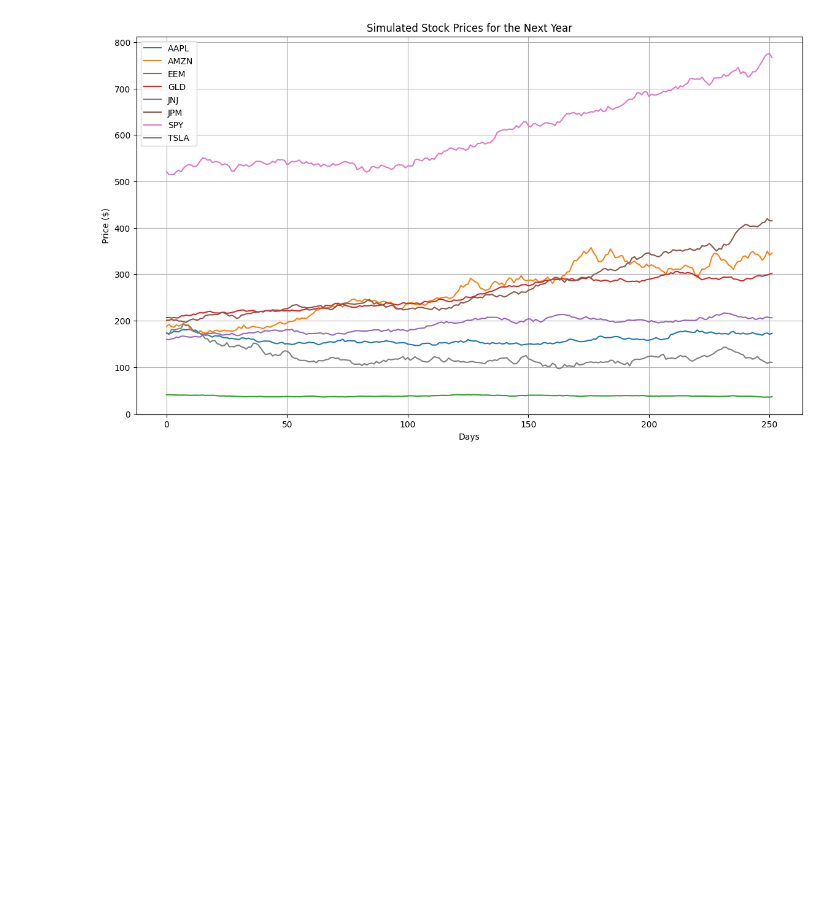
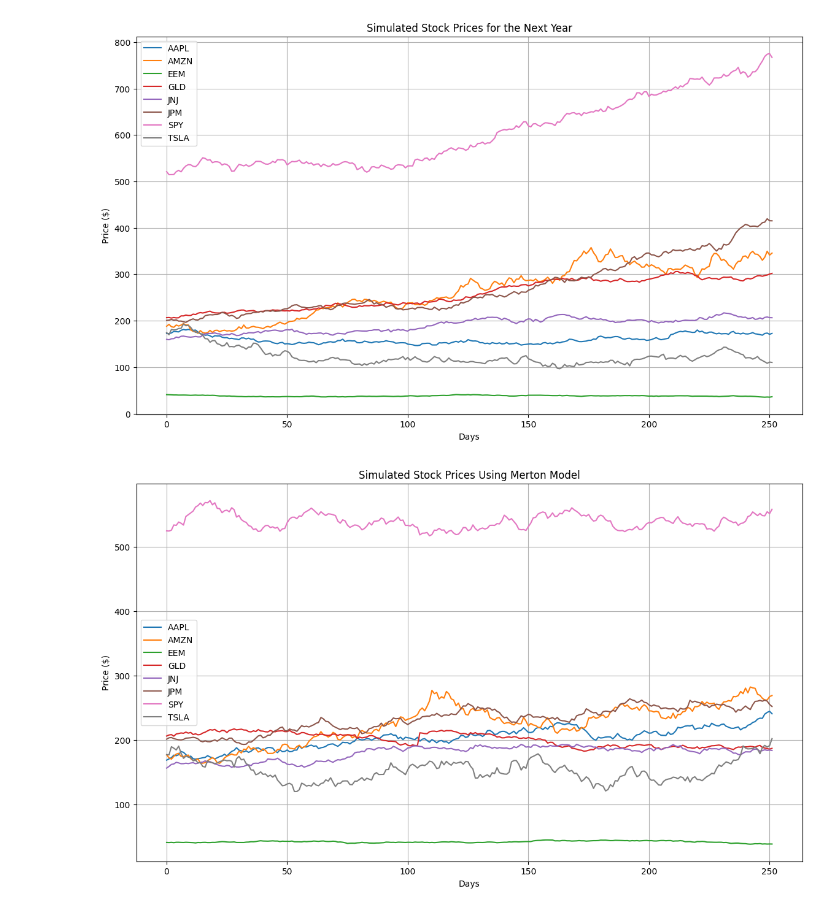
Before and after one commit to Go1vf/Portfolio-Simulation-Surgery, a Jupyter notebook: src/GBM_Merton_Model.ipynb, the cells around one changed output. Saved outputs shown, nothing was run; the diff lists cells and outputs as text; code cells hidden in the pictures; blank space fills up the shorter version.

```diff
--- a/src/GBM_Merton_Model.ipynb
+++ b/src/GBM_Merton_Model.ipynb
@@ -67,3 +67,54 @@ plt.grid(True)
 plt.show()
 # %% [output]
 [figure]
+# %%
+import numpy as np
+import matplotlib.pyplot as plt
+import pandas as pd
+
+# Load your dataset
+stock_data = data
+
+# Set the parameters for Merton model
+days = 252  # Number of trading days in one year
+dt = 1 / days
+lambda_jump = 0.5  # Average number of jumps per year
+mu_jump = 0.05  # Mean of jump size
+sigma_jump = 0.15  # Standard deviation of jump size
+
+# Initialize a plot
+plt.figure(figsize=(14, 8))
+
+# Process each stock
+for symbol in stock_data.columns[1:]:  # Excluding date column
+    S0 = stock_data[symbol].iloc[-1]  # Last observed price
+
+    # Estimate the annualized return and volatility from log returns
+    returns = np.log(stock_data[symbol] / stock_data[symbol].shift(1))
+    mu = returns.mean() * 252
+    sigma = returns.std() * np.sqrt(252)
+
+    # Generate the jump components
+    jump_sizes = np.random.lognormal(mean=np.log(1 + mu_jump) - 0.5 * sigma_jump**2, sigma=sigma_jump, size=days) - 1
+    jumps = np.random.poisson(lambda_jump * dt, size=days)
+    jump_component = jump_sizes * jumps
+
+    # Generate Brownian motion for GBM
+    brownian_motion = np.random.normal((mu - 0.5 * sigma**2) * dt, sigma * np.sqrt(dt), size=days)
+    gbm = np.exp(np.cumsum(brownian_motion))
+
+    # Calculate the total price path
+    prices = S0 * gbm * np.exp(np.cumsum(jump_component))
+
+    # Plot
+    plt.plot(prices, label=symbol)
+
+# Customize the plot
+plt.title('Simulated Stock Prices Using Merton Model')
+plt.xlabel('Days')
+plt.ylabel('Price ($)')
+plt.legend()
+plt.grid(True)
+plt.show()
+# %% [output]
+[figure, added]
```
